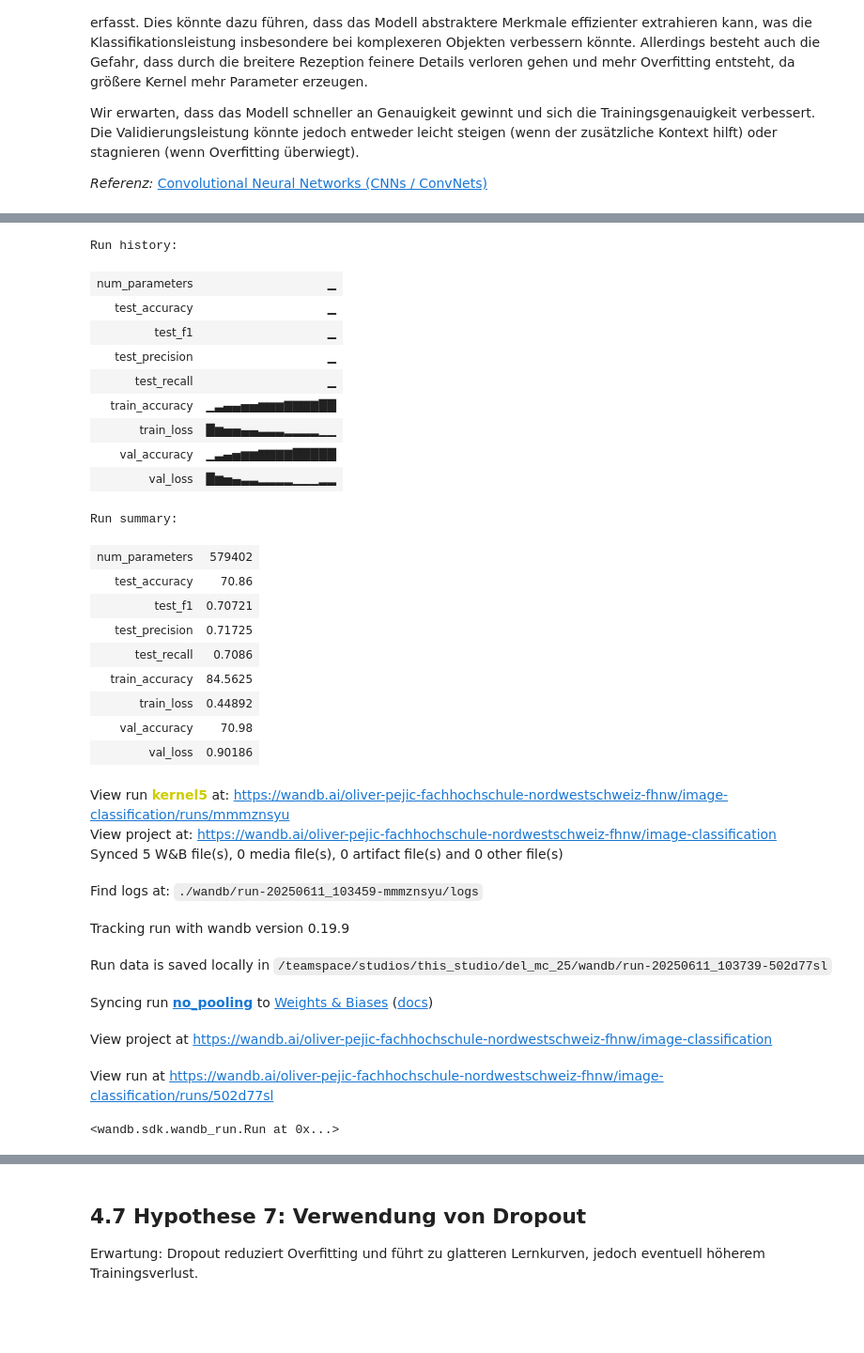
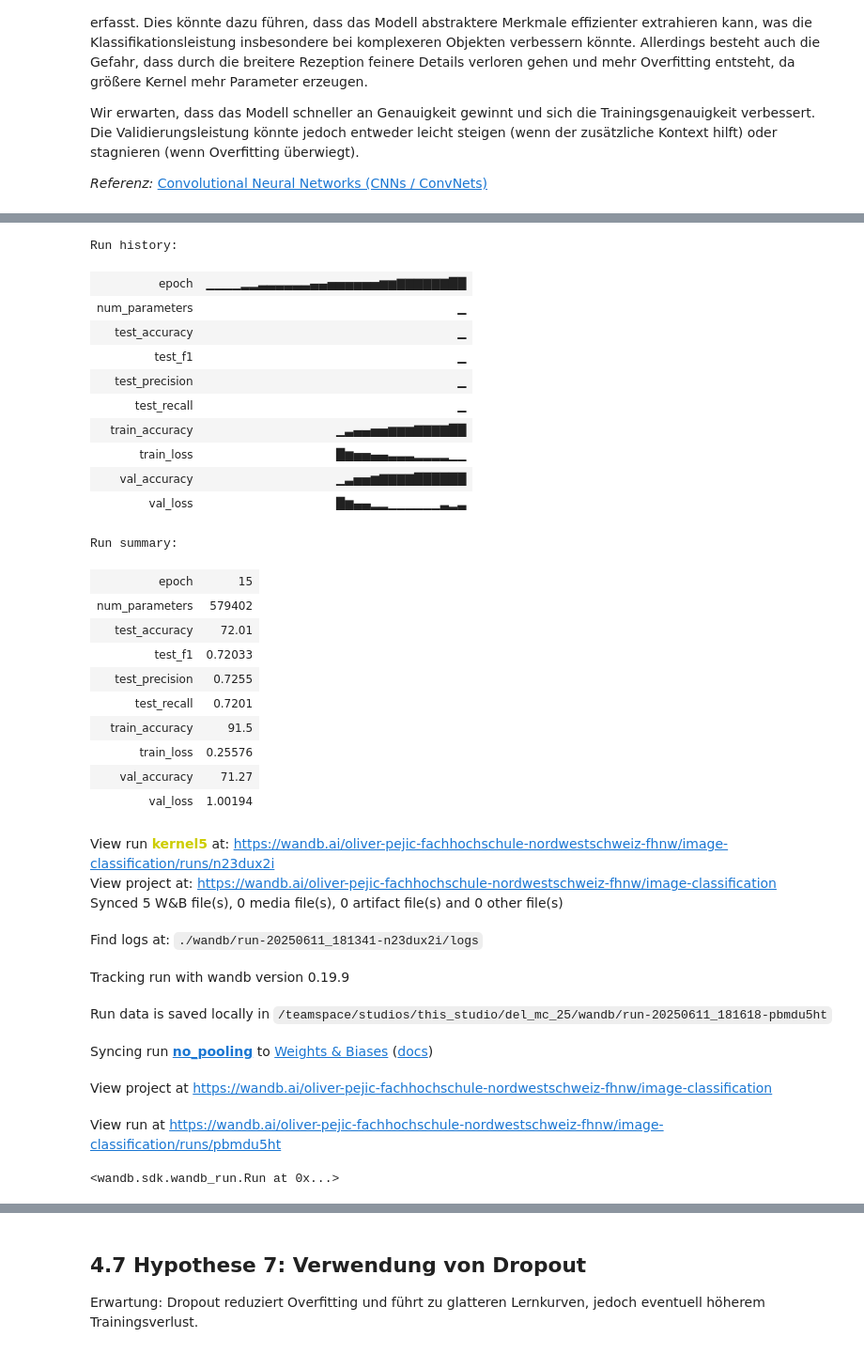
Before and after one commit to Kroli99/del_mc_25, a Jupyter notebook: del_mc_25.ipynb, the cells around one changed output, grey strips where cells are left out. Shown at 94% size. Drawn from its saved outputs; the diff is of its cells as text; code cells hidden in the pictures; blank space fills up the shorter version.

```diff
--- a/del_mc_25.ipynb
+++ b/del_mc_25.ipynb
@@ -525,7 +525,7 @@ Das Modell konnte das Bild innerhalb weniger Epochen perfekt lernen – ein gute
 Diese Parameter werden als Grundlage dienen.
 # %%
 # Hyperparameter
-epochs = 20
+epochs = 15
 batch_size = 32
 learning_rate = 0.001
 project_name = "image-classification"
@@ -1257,45 +1243,47 @@ class NoPoolingCNN(nn.Module):
 # %%
 # W&B Init für Hypothese 6
 wandb.init(
     project=project_name,
     name="no_pooling",
     config={"hypothesis": "no_pooling",
             "model": "NoPoolingCNN",
             "learning_rate": learning_rate,
-            "epochs": 15,
+            "epochs": epochs,
             "batch_size": batch_size}
 )
 # %% [output]
 [interactive output not drawn]
 Run history:
+| epoch | ▁▁▁▁▂▂▃▃▃▃▃▃▄▄▅▅▅▅▅▅▆▆▇▇▇▇▇▇██ |
 | num_parameters | ▁ |
 | test_accuracy | ▁ |
 | test_f1 | ▁ |
 | test_precision | ▁ |
 | test_recall | ▁ |
 | train_accuracy | ▁▃▄▄▅▅▆▆▆▇▇▇▇██ |
 | train_loss | █▆▅▅▄▄▃▃▃▂▂▂▂▁▁ |
-| val_accuracy | ▁▃▄▅▆▆▇▇▇▇█████ |
-| val_loss | █▆▅▄▃▃▂▂▂▂▁▁▁▂▂ |
+| val_accuracy | ▁▃▅▅▆▇▇▇▇██████ |
+| val_loss | █▆▄▄▂▂▁▁▁▁▁▁▃▂▃ |
 Run summary:
+| epoch | 15 |
 | num_parameters | 579402 |
-| test_accuracy | 70.86 |
-| test_f1 | 0.70721 |
-| test_precision | 0.71725 |
-| test_recall | 0.7086 |
-| train_accuracy | 84.5625 |
-| train_loss | 0.44892 |
-| val_accuracy | 70.98 |
-| val_loss | 0.90186 |
+| test_accuracy | 72.01 |
+| test_f1 | 0.72033 |
+| test_precision | 0.7255 |
+| test_recall | 0.7201 |
+| train_accuracy | 91.5 |
+| train_loss | 0.25576 |
+| val_accuracy | 71.27 |
+| val_loss | 1.00194 |
-View run kernel5 at: https://wandb.ai/oliver-pejic-fachhochschule-nordwestschweiz-fhnw/image-classification/runs/mmmznsyu
+View run kernel5 at: https://wandb.ai/oliver-pejic-fachhochschule-nordwestschweiz-fhnw/image-classification/runs/n23dux2i
 View project at: https://wandb.ai/oliver-pejic-fachhochschule-nordwestschweiz-fhnw/image-classification
 Synced 5 W&B file(s), 0 media file(s), 0 artifact file(s) and 0 other file(s)
-Find logs at: ./wandb/run-20250611_103459-mmmznsyu/logs
+Find logs at: ./wandb/run-20250611_181341-n23dux2i/logs
 Tracking run with wandb version 0.19.9
-Run data is saved locally in /teamspace/studios/this_studio/del_mc_25/wandb/run-20250611_103739-502d77sl
+Run data is saved locally in /teamspace/studios/this_studio/del_mc_25/wandb/run-20250611_181618-pbmdu5ht
 Syncing run no_pooling to Weights & Biases (docs)
 View project at https://wandb.ai/oliver-pejic-fachhochschule-nordwestschweiz-fhnw/image-classification
-View run at https://wandb.ai/oliver-pejic-fachhochschule-nordwestschweiz-fhnw/image-classification/runs/502d77sl
+View run at https://wandb.ai/oliver-pejic-fachhochschule-nordwestschweiz-fhnw/image-classification/runs/pbmdu5ht
 <wandb.sdk.wandb_run.Run at 0x...>
 # %%
 no_pooling_model = NoPoolingCNN(num_classes).to(device)
```
Also changed, not shown: parts of 36 cells of this notebook.
